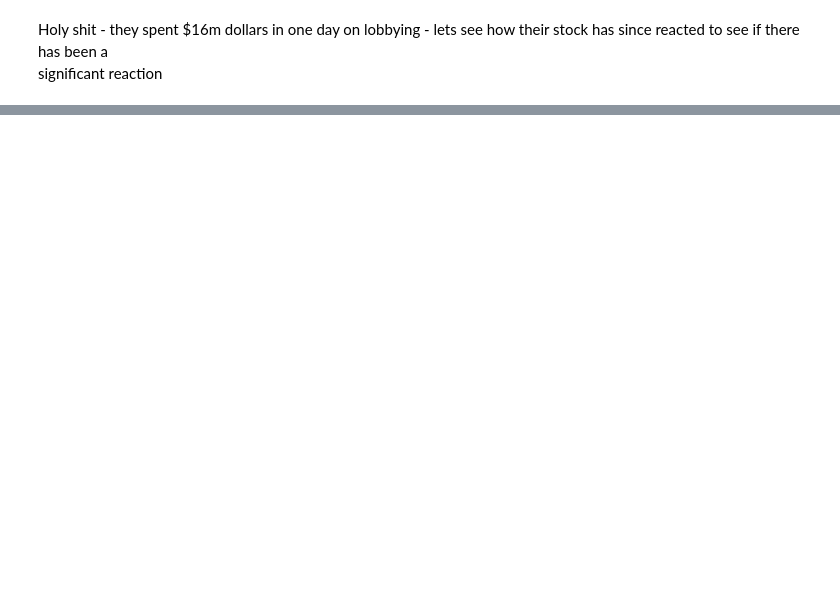
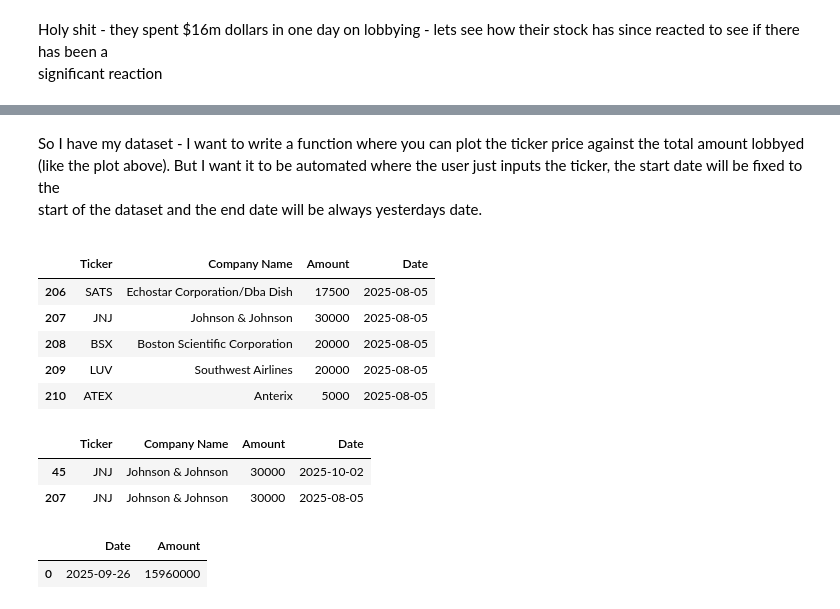
Before and after one commit to fonanroley/projects, a Jupyter notebook: corp_lobb_analysis.ipynb, the cells around one changed output, grey strips where cells are left out. Saved outputs shown, nothing was run; the diff lists cells and outputs as text; code cells hidden in the pictures; blank space fills up the shorter version.

Commit message:
Began build of function

```diff
--- a/corp_lobb_analysis.ipynb
+++ b/corp_lobb_analysis.ipynb
@@ -133,0 +117,36 @@ plt.show()
+# %% [markdown]
+<p>
+So I have my dataset - I want to write a function where you can plot the ticker price against the total amount lobbyed<br>
+(like the plot above). But I want it to be automated where the user just inputs the ticker, the start date will be fixed to the<br>
+start of the dataset and the end date will be always yesterdays date.
+<p>
+# %%
+def get_price_data(ticker, start_date):
+    # Always set end date to yesterday
+    end_date = dt.date.today() - dt.timedelta(days=1)
+
+    # Download price data
+    df = yf.download(
+        ticker,
+        start=start_date,
+        end=end_date,
+        progress=False
+    )
+
+    # Optional: reset index so Date is a column
+    df.reset_index(inplace=True)
+
+    return df
+# %% [output]
+|  | Ticker | Company Name | Amount | Date |
+| 206 | SATS | Echostar Corporation/Dba Dish | 17500 | 2025-08-05 |
+| 207 | JNJ | Johnson & Johnson | 30000 | 2025-08-05 |
+| 208 | BSX | Boston Scientific Corporation | 20000 | 2025-08-05 |
+| 209 | LUV | Southwest Airlines | 20000 | 2025-08-05 |
+| 210 | ATEX | Anterix | 5000 | 2025-08-05 |
+# %%
+df[df['Ticker'] == 'JNJ']
+# %% [output]
+|  | Ticker | Company Name | Amount | Date |
+| 45 | JNJ | Johnson & Johnson | 30000 | 2025-10-02 |
+| 207 | JNJ | Johnson & Johnson | 30000 | 2025-08-05 |
@@ -133,0 +171,5 @@ plt.show()
+# %%
+sum_amounts_by_date(df=df, ticker='V')
+# %% [output]
+|  | Date | Amount |
+| 0 | 2025-09-26 | 15960000 |
```
Also changed, not shown: parts of 8 cells of this notebook, 1 other file.
